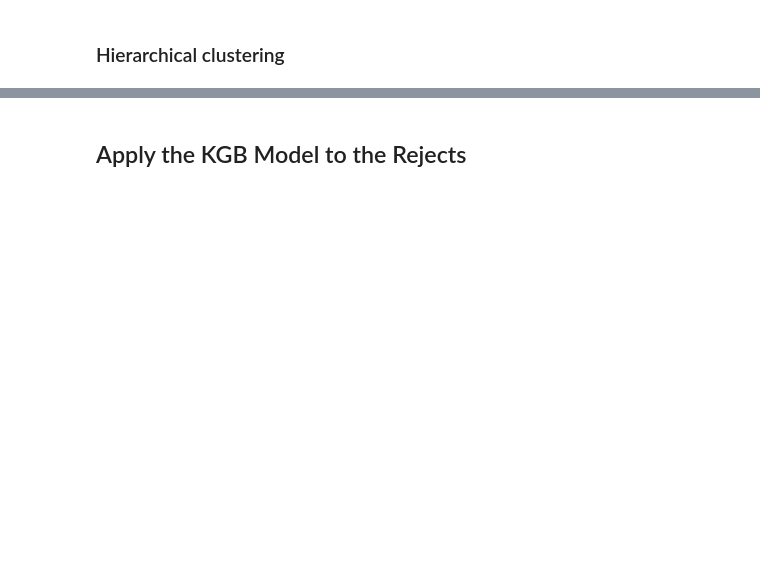
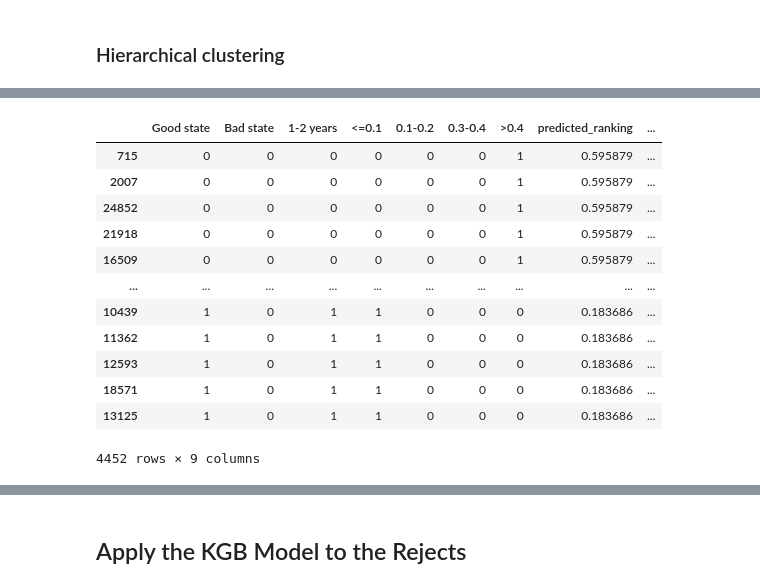
Before and after one commit to AnnaMariaAngelova/Reject_Inference, a Jupyter notebook: RI.ipynb, the cells around one changed output, grey strips where cells are left out. Drawn from its saved outputs; the diff is of its cells as text; code cells hidden in the pictures; blank space fills up the shorter version.

Commit message:
Add first ranking method

```diff
--- a/RI.ipynb
+++ b/RI.ipynb
@@ -582,0 +630,17 @@ y_pred = km.predict(X_test_2)
+# %%
+X_test_2["prediction_beforeRI"] = test_pred
+X_test_2.sort_values("prediction_beforeRI", ascending=False)
+# %% [output]
+|  | Good state | Bad state | 1-2 years | <=0.1 | 0.1-0.2 | 0.3-0.4 | >0.4 | predicted_ranking | ... |
+| 715 | 0 | 0 | 0 | 0 | 0 | 0 | 1 | 0.595879 | ... |
+| 2007 | 0 | 0 | 0 | 0 | 0 | 0 | 1 | 0.595879 | ... |
+| 24852 | 0 | 0 | 0 | 0 | 0 | 0 | 1 | 0.595879 | ... |
+| 21918 | 0 | 0 | 0 | 0 | 0 | 0 | 1 | 0.595879 | ... |
+| 16509 | 0 | 0 | 0 | 0 | 0 | 0 | 1 | 0.595879 | ... |
+| ... | ... | ... | ... | ... | ... | ... | ... | ... | ... |
+| 10439 | 1 | 0 | 1 | 1 | 0 | 0 | 0 | 0.183686 | ... |
+| 11362 | 1 | 0 | 1 | 1 | 0 | 0 | 0 | 0.183686 | ... |
+| 12593 | 1 | 0 | 1 | 1 | 0 | 0 | 0 | 0.183686 | ... |
+| 18571 | 1 | 0 | 1 | 1 | 0 | 0 | 0 | 0.183686 | ... |
+| 13125 | 1 | 0 | 1 | 1 | 0 | 0 | 0 | 0.183686 | ... |
+4452 rows × 9 columns
```
Also changed, not shown: parts of 26 cells of this notebook.
